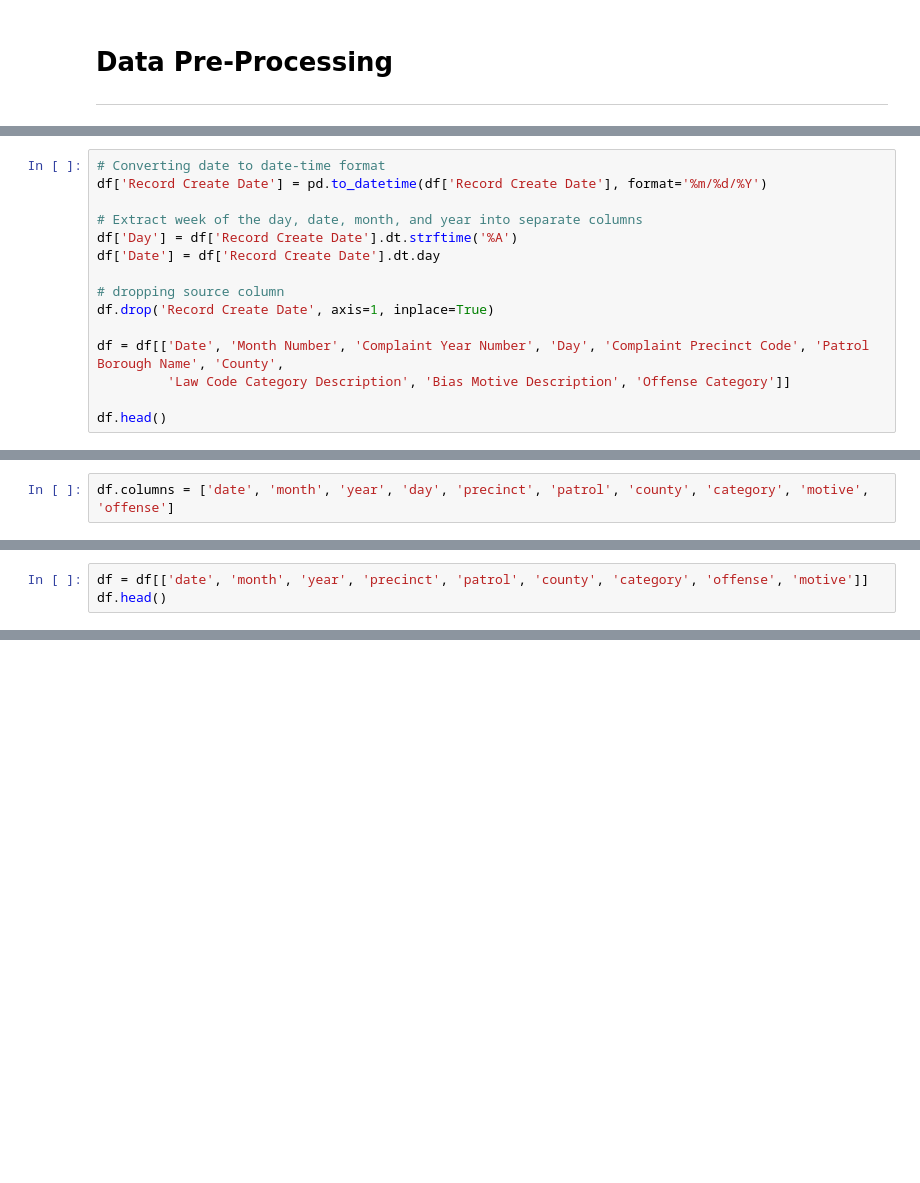
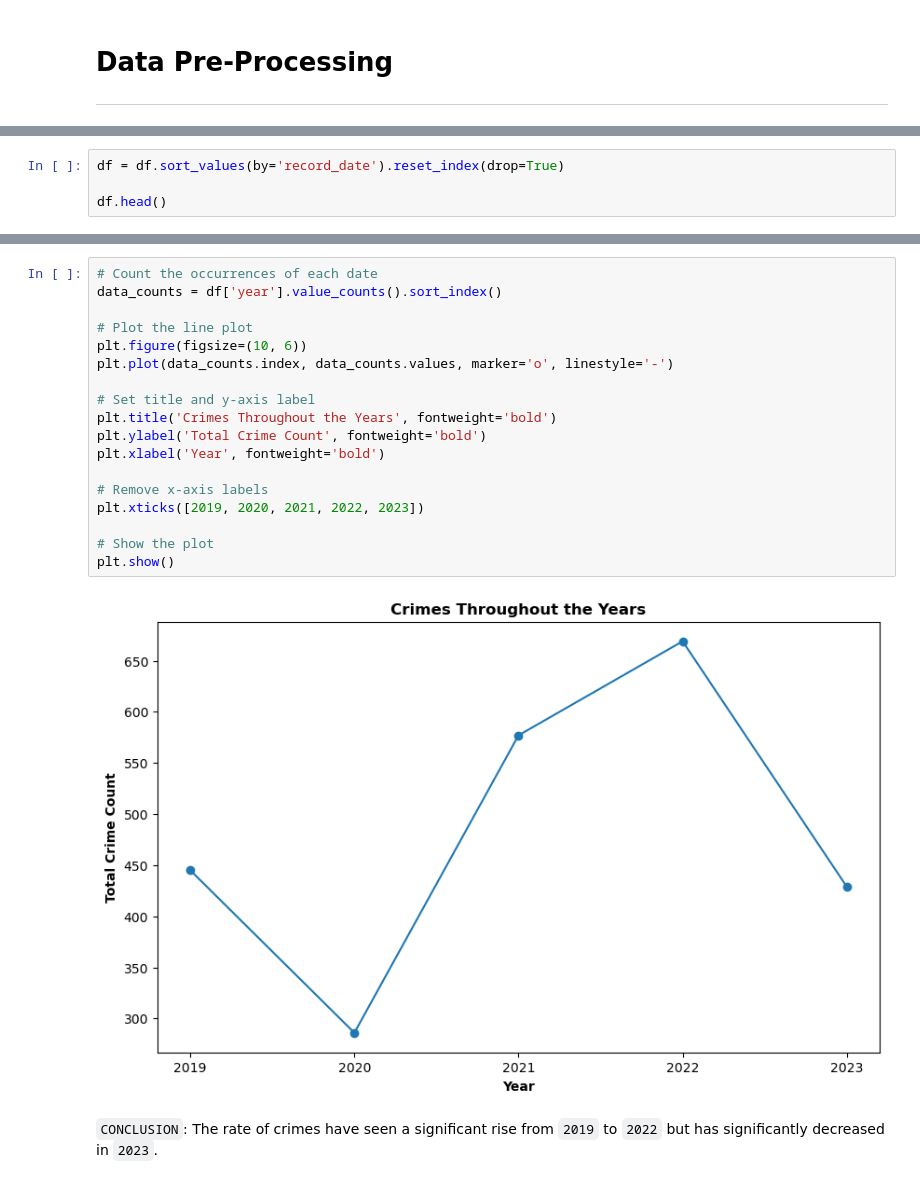
Before and after one commit to manjit-baishya-datascience/NYPD-Hate-Crime-EDA, a Jupyter notebook: nypd-hate-crime-eda.ipynb, the cells around one changed output, grey strips where cells are left out. Drawn from its saved outputs; the diff is of its cells as text; blank space fills up the shorter version.

```diff
--- a/nypd-hate-crime-eda.ipynb
+++ b/nypd-hate-crime-eda.ipynb
@@ -42,15 +285,0 @@ df.head()
-# %%
-# Converting date to date-time format
-df['Record Create Date'] = pd.to_datetime(df['Record Create Date'], format='%m/%d/%Y')
-
-# Extract week of the day, date, month, and year into separate columns
-df['Day'] = df['Record Create Date'].dt.strftime('%A')
-df['Date'] = df['Record Create Date'].dt.day
-
-# dropping source column
-df.drop('Record Create Date', axis=1, inplace=True)
-
-df = df[['Date', 'Month Number', 'Complaint Year Number', 'Day', 'Complaint Precinct Code', 'Patrol Borough Name', 'County',
-         'Law Code Category Description', 'Bias Motive Description', 'Offense Category']]
-
-df.head()
@@ -60,2 +285,0 @@ We rename the columns to something simple
-# %%
-df.columns = ['date', 'month', 'year', 'day', 'precinct', 'patrol', 'county', 'category', 'motive', 'offense']
@@ -103,3 +285,0 @@ df.head()
-# %%
-df = df[['date', 'month', 'year', 'precinct', 'patrol', 'county', 'category', 'offense', 'motive']]
-df.head()
@@ -171,0 +336,4 @@ df.head()
+# %%
+df = df.sort_values(by='record_date').reset_index(drop=True)
+
+df.head()
@@ -171,0 +364,22 @@ df.head()
+# %%
+# Count the occurrences of each date
+data_counts = df['year'].value_counts().sort_index()
+
+# Plot the line plot
+plt.figure(figsize=(10, 6))
+plt.plot(data_counts.index, data_counts.values, marker='o', linestyle='-')
+
+# Set title and y-axis label
+plt.title('Crimes Throughout the Years', fontweight='bold')
+plt.ylabel('Total Crime Count', fontweight='bold')
+plt.xlabel('Year', fontweight='bold')
+
+# Remove x-axis labels
+plt.xticks([2019, 2020, 2021, 2022, 2023])
+
+# Show the plot
+plt.show()
+# %% [output]
+[figure, added]
+# %% [markdown]
+`CONCLUSION`: The rate of crimes have seen a significant rise from `2019` to `2022` but has significantly decreased in `2023`.
```
Also changed, not shown: parts of 71 cells of this notebook, 1 other file.
